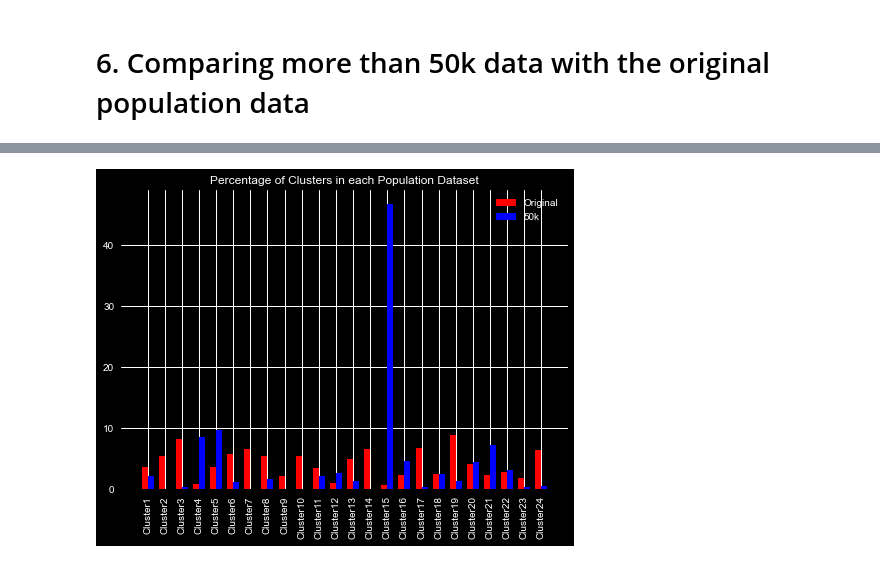
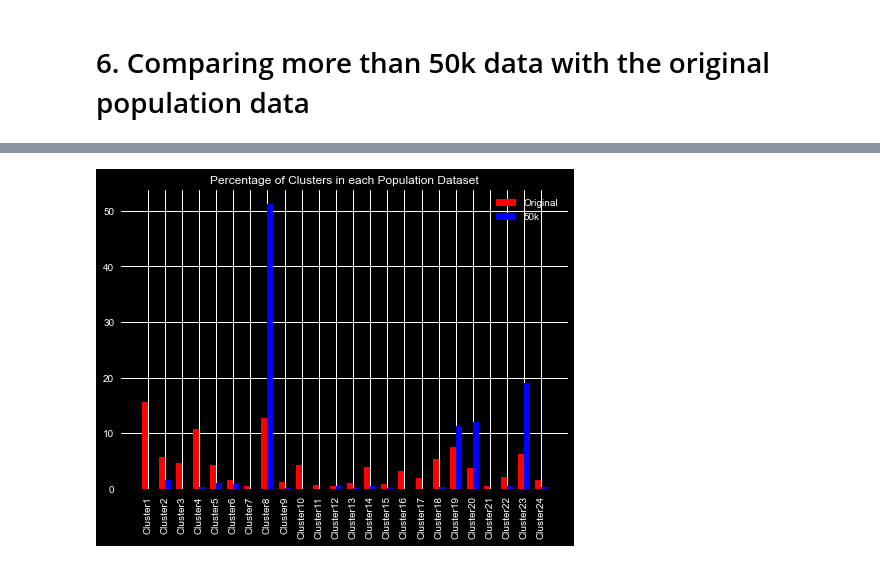
Before and after one commit to PritishWadhwa/ML-Assignments, a Jupyter notebook: Assignment3/Q1_final.ipynb, the cells around one changed output, grey strips where cells are left out. Saved outputs shown, nothing was run; the diff lists cells and outputs as text; code cells hidden in the pictures.

```diff
--- a/Assignment3/Q1_final.ipynb
+++ b/Assignment3/Q1_final.ipynb
@@ -352,12 +348,14 @@ In the above graphs, we can see that we are getting somewhat of a deviation from
 Looking at the above 2 graphs, I selected the number of clusters to be 24.
 
 ### 4.3 Applying K-median with the selected number of custers
+# %%
+dataPts = pd.DataFrame(dataPts, columns=pcaCols)
 # %%
 initCenter = []
 # randomly assigning points as initial medians
 for i in range(24):
-    initCenter.append(finalData.sample(n=1, random_state=10*i).iloc[0])
-kmed = kmedians(data=finalData, number_clusters=24,
+    initCenter.append(dataPts.sample(n=1, random_state=10*i).iloc[0])
+kmed = kmedians(data=dataPts, number_clusters=24,
                 initial_medians=initCenter)
 kmed.process()
 medians = kmedians.get_medians(kmed)
@@ -544,6 +543,6 @@ tempDf50k = model.transform(tempArr)
 # %%
 # creating the final dataframe with the transformed data and columns
-finalData50k = pd.DataFrame(model.transform(tempArr), columns=pcaCols)
+finalData50k = pd.DataFrame(tempDf50k, columns=pcaCols)
 # %%
 # normalising the data with respect to the original population data
 dataPts50k = ss.transform(finalData50k)
@@ -561,6 +560,6 @@ for i in clusters:
 preds = kmed.predict(dataPts50k)
 # %%
 # getting the cluster distribution for the more than 50k population data
-predClusters = [0 for i in range(24)]
+predClusters = [0 for i in range(len(titles))]
 for i in preds:
     predClusters[i] += 1
@@ -587,16 +588,16 @@ percentageInEachClusterPop50k = []
 for i in range(len(predClusters)):
     percentageInEachClusterPop50k.append(predClusters[i]*100/preprocessedMoreThan50k.shape[0])
 # %%
-x = np.arange(24)
+x = np.arange(len(clusters))
 width = .35
 plt.bar(x-width/2, percentageInEachClusterPop,
         width, label='Original', color='red')
 plt.bar(x+width/2, percentageInEachClusterPop50k,
         width, label='50k', color='blue')
 plt.xticks(x, titles, rotation=90)
 plt.legend()
 plt.title('Percentage of Clusters in each Population Dataset')
 plt.savefig('plots/percentage_of_clusters_in_each_dataset.png')
 plt.show()
 # %% [output]
-[figure, old version]
+[figure, new version]
```
Also changed, not shown: parts of 34 cells of this notebook, 10 other files.
